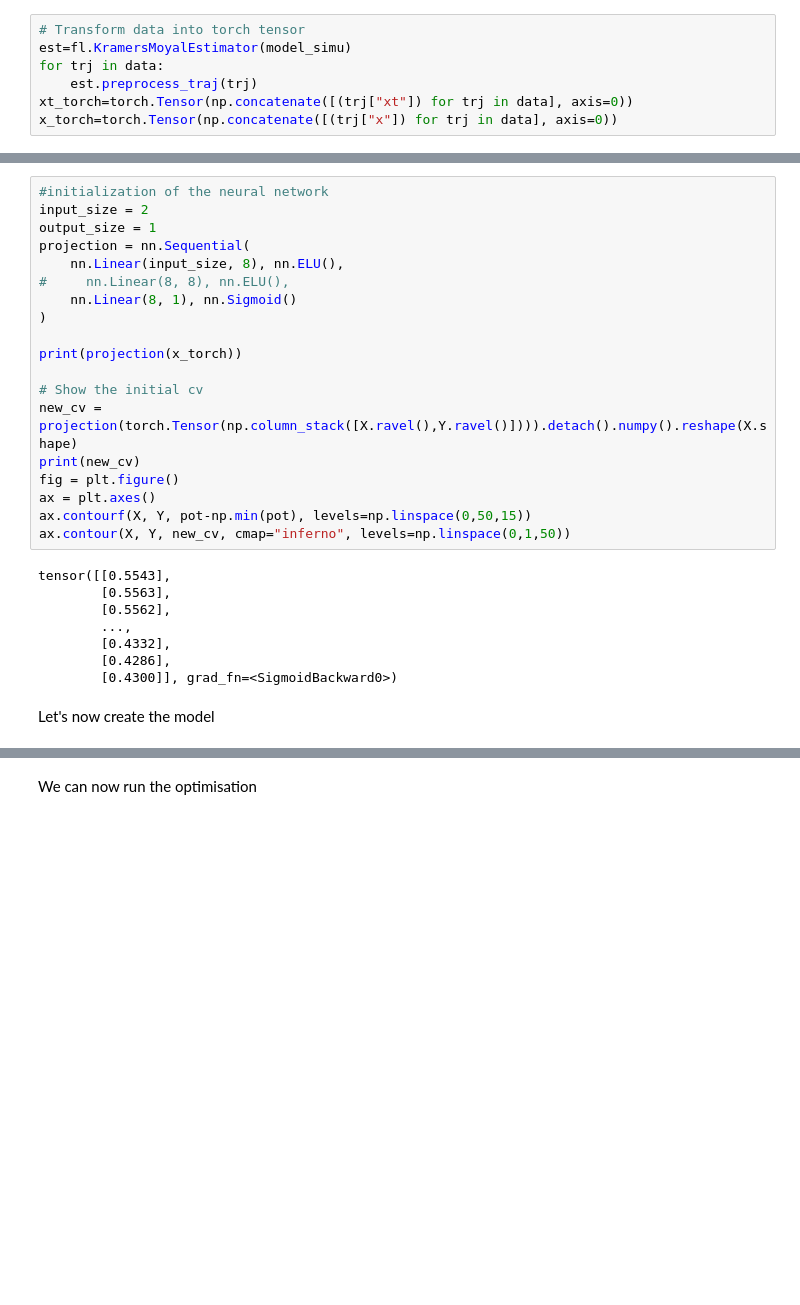
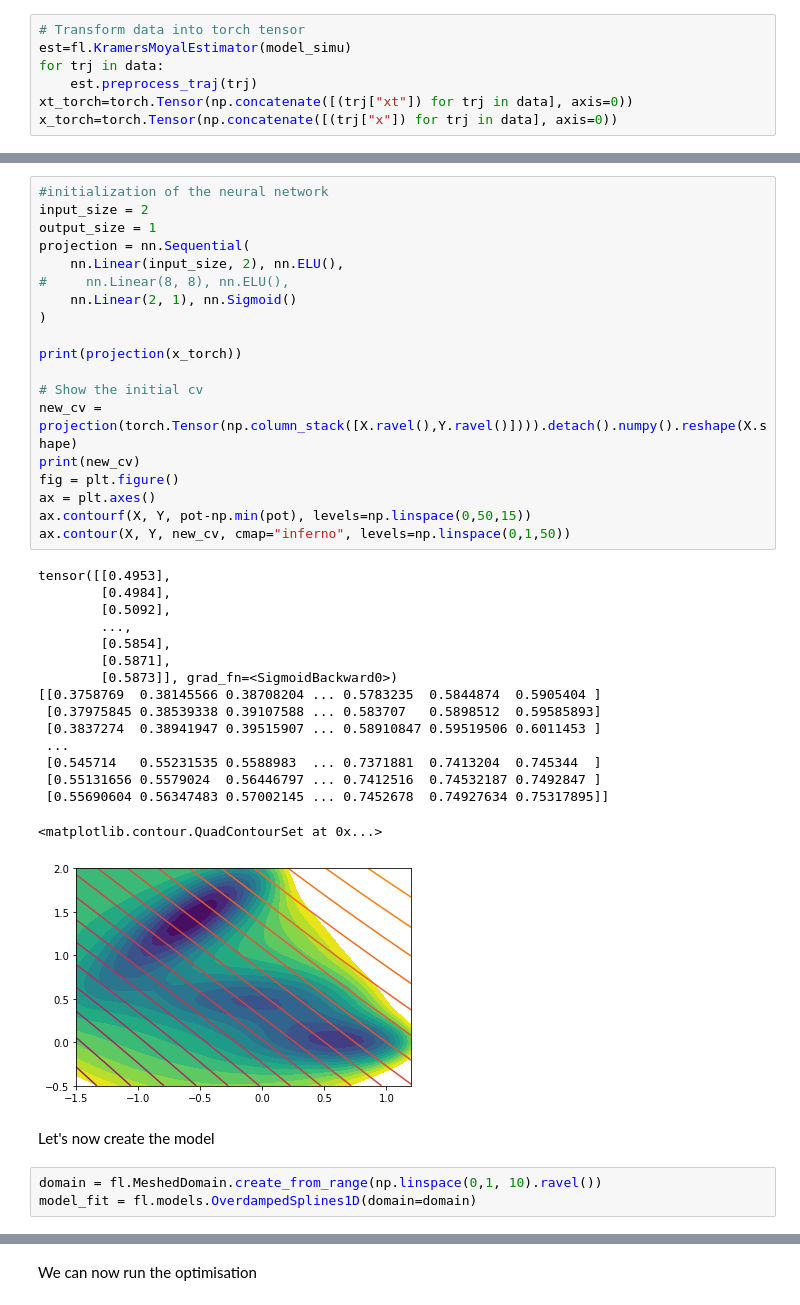
Before and after one commit to langevinmodel/folie, a Jupyter notebook: examples/tutorials/optimal_cv_transition.ipynb, the cells around one changed output, grey strips where cells are left out. Saved outputs shown, nothing was run; the diff lists cells and outputs as text; blank space fills up the shorter version.

```diff
--- a/examples/tutorials/optimal_cv_transition.ipynb
+++ b/examples/tutorials/optimal_cv_transition.ipynb
@@ -102,30 +102,42 @@ tensor([[-0.9188,  0.5182],
 # %%
 #initialization of the neural network
 input_size = 2
 output_size = 1
 projection = nn.Sequential(
-    nn.Linear(input_size, 8), nn.ELU(),
+    nn.Linear(input_size, 2), nn.ELU(),
 #     nn.Linear(8, 8), nn.ELU(),
-    nn.Linear(8, 1), nn.Sigmoid()
+    nn.Linear(2, 1), nn.Sigmoid()
 )
 
 print(projection(x_torch))
 
 # Show the initial cv
 new_cv = projection(torch.Tensor(np.column_stack([X.ravel(),Y.ravel()]))).detach().numpy().reshape(X.shape)
 print(new_cv)
 fig = plt.figure()
 ax = plt.axes()
 ax.contourf(X, Y, pot-np.min(pot), levels=np.linspace(0,50,15))
 ax.contour(X, Y, new_cv, cmap="inferno", levels=np.linspace(0,1,50))
 # %% [output]
-tensor([[0.5543],
-        [0.5563],
-        [0.5562],
+tensor([[0.4953],
+        [0.4984],
+        [0.5092],
         ...,
-        [0.4332],
-        [0.4286],
-        [0.4300]], grad_fn=<SigmoidBackward0>)
+        [0.5854],
+        [0.5871],
+        [0.5873]], grad_fn=<SigmoidBackward0>)
+[[0.3758769  0.38145566 0.38708204 ... 0.5783235  0.5844874  0.5905404 ]
+ [0.37975845 0.38539338 0.39107588 ... 0.583707   0.5898512  0.59585893]
+ [0.3837274  0.38941947 0.39515907 ... 0.58910847 0.59519506 0.6011453 ]
+ ...
+ [0.545714   0.55231535 0.5588983  ... 0.7371881  0.7413204  0.745344  ]
+ [0.55131656 0.5579024  0.56446797 ... 0.7412516  0.74532187 0.7492847 ]
+ [0.55690604 0.56347483 0.57002145 ... 0.7452678  0.74927634 0.75317895]]
+<matplotlib.contour.QuadContourSet at 0x...>
+[figure, added]
 # %% [markdown]
 Let's now create the model
+# %%
+domain = fl.MeshedDomain.create_from_range(np.linspace(0,1, 10).ravel())
+model_fit = fl.models.OverdampedSplines1D(domain=domain)
 # %%
```
Also changed, not shown: parts of 19 cells of this notebook.
